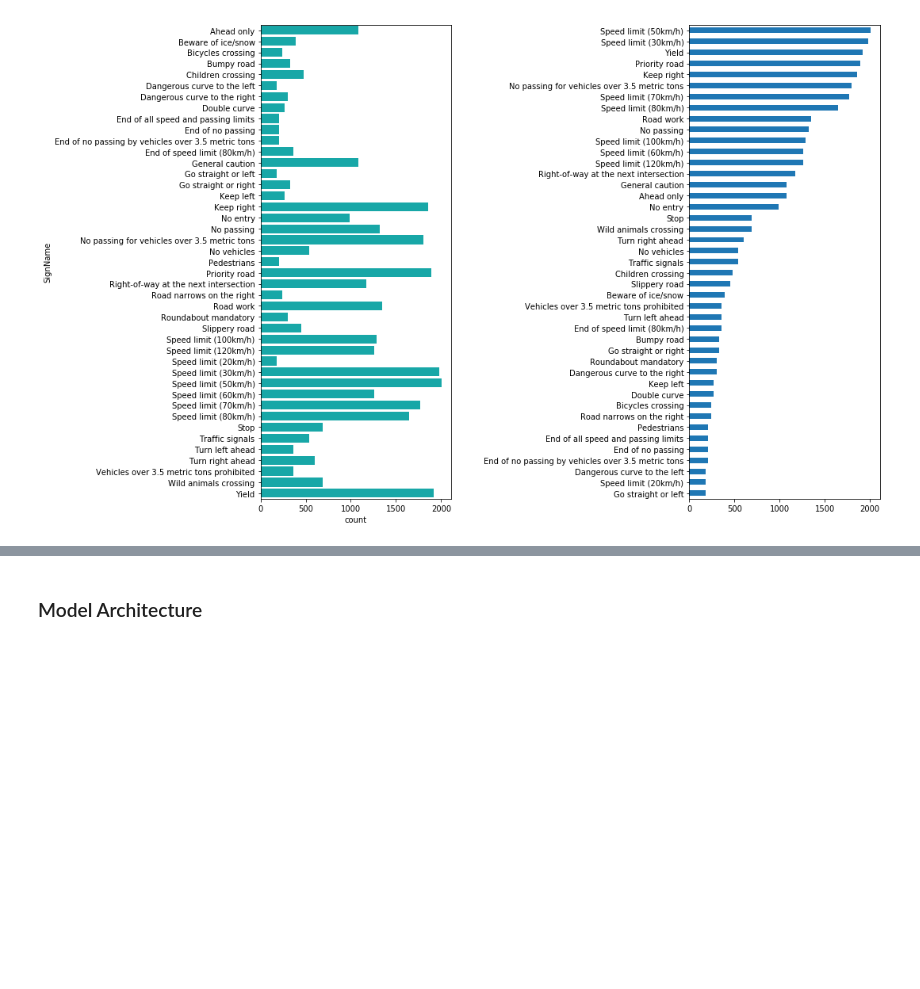
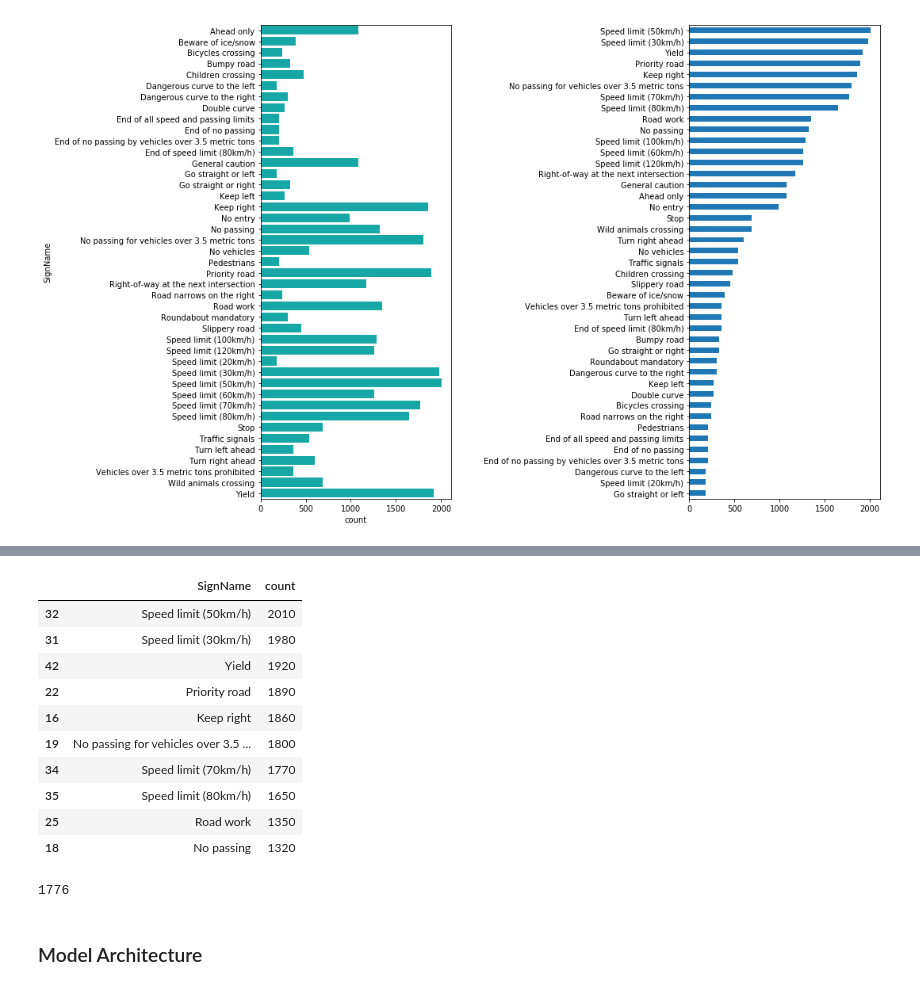
Before and after one commit to adhulipa/CarND-Traffic-Sign-Classifier-Project, a Jupyter notebook: Traffic_Sign_Classifier.ipynb, the cells around one changed output, grey strips where cells are left out. Saved outputs shown, nothing was run; the diff lists cells and outputs as text; code cells hidden in the pictures; blank space fills up the shorter version.

```diff
--- a/Traffic_Sign_Classifier.ipynb
+++ b/Traffic_Sign_Classifier.ipynb
@@ -299,0 +294,26 @@ sign_freq
+# %%
+# From the graphs it looks like we have abou 1500-2000 items for the most common signs
+# We have to generate fake data for the remaining items such that there at least 1500-2000 of them
+sign_freq.sort_values(['count'], ascending=False)[:10]
+# %% [output]
+|  | SignName | count |
+| 32 | Speed limit (50km/h) | 2010 |
+| 31 | Speed limit (30km/h) | 1980 |
+| 42 | Yield | 1920 |
+| 22 | Priority road | 1890 |
+| 16 | Keep right | 1860 |
+| 19 | No passing for vehicles over 3.5 ... | 1800 |
+| 34 | Speed limit (70km/h) | 1770 |
+| 35 | Speed limit (80km/h) | 1650 |
+| 25 | Road work | 1350 |
+| 18 | No passing | 1320 |
+# %%
+# Find the images that need to be generated.
+df = pd.DataFrame(sign_freq)
+df = df[df['count'] > 1500]
+next_int = lambda: random.randint(df['count'].min(), df['count'].max())
+print(next_int())
+
+# TODO: Find seed images from X_train that need to be augmented
+# %% [output]
+1776
```
Also changed, not shown: parts of 3 cells of this notebook.
